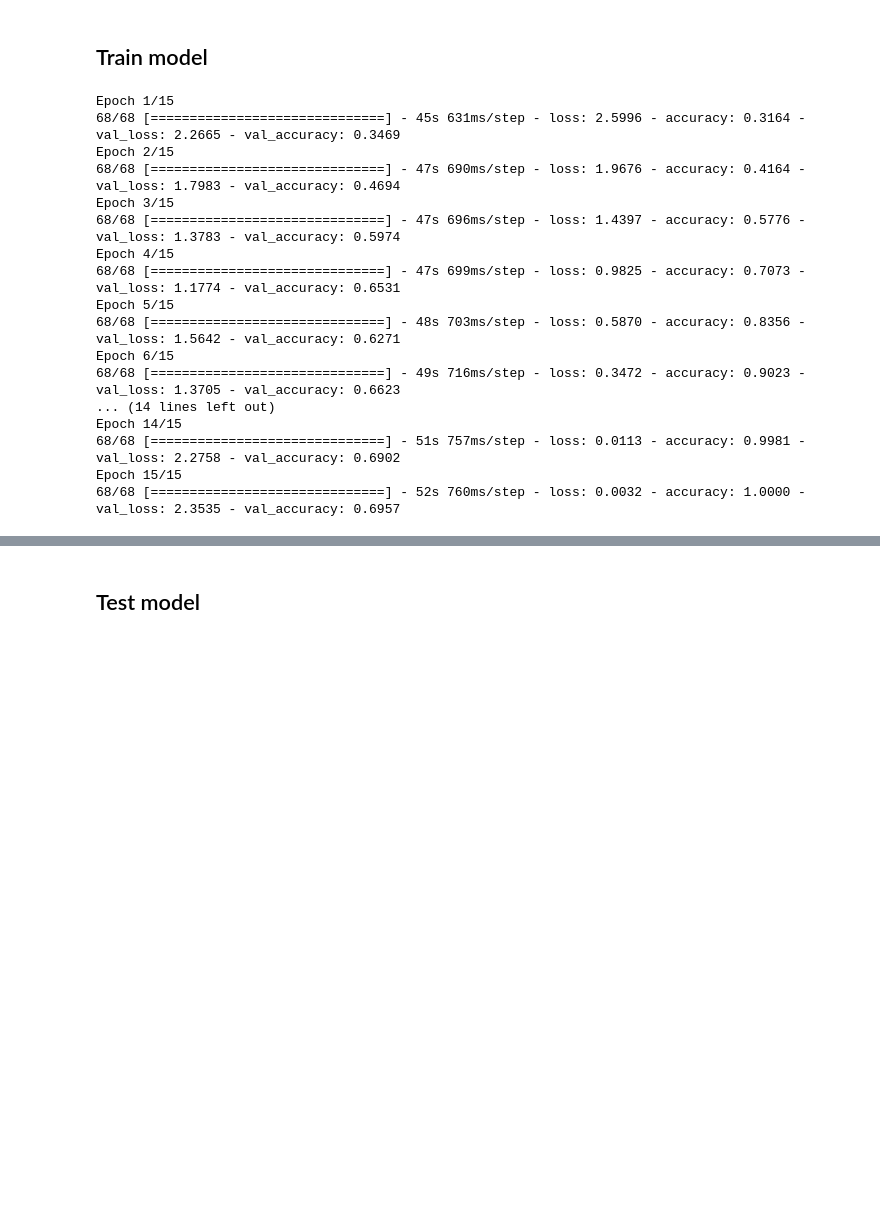
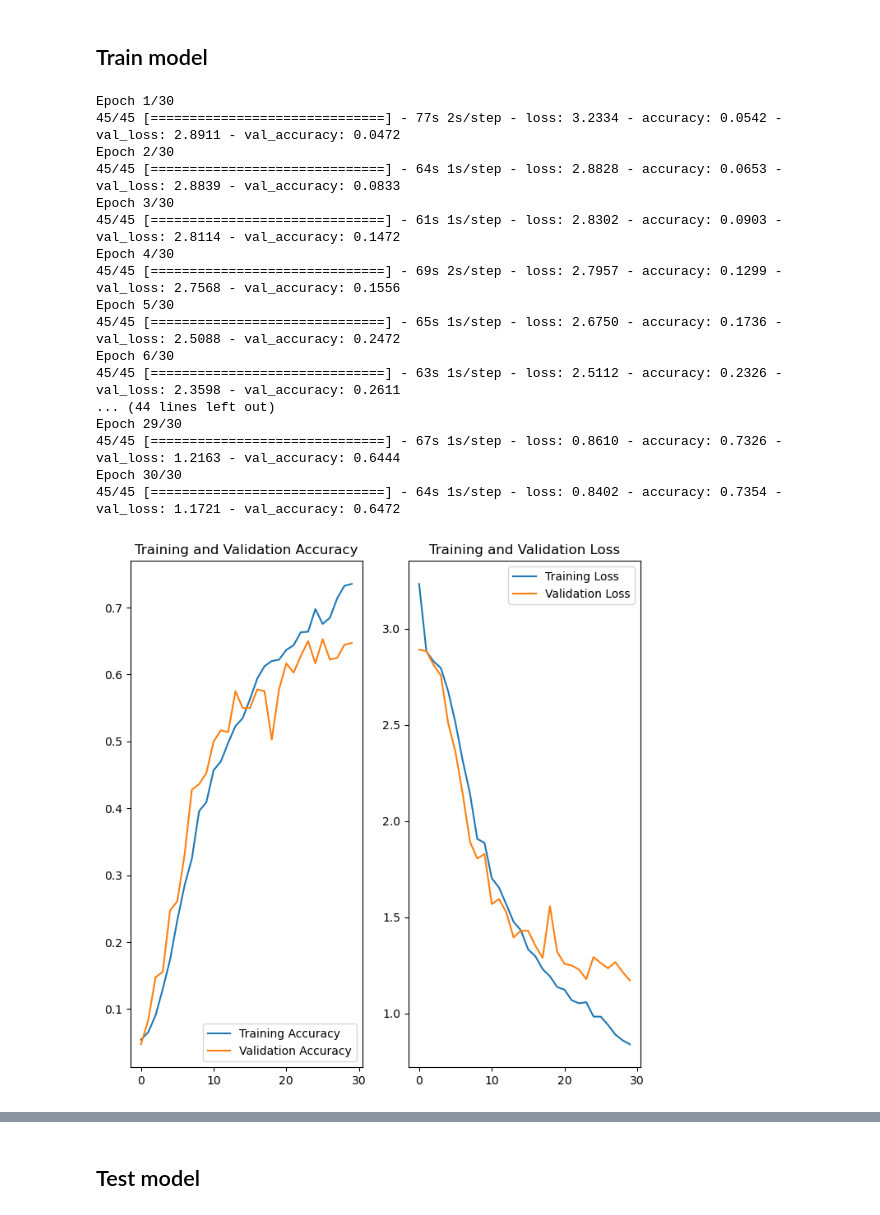
Before and after one commit to erikx50/Hand-gesture-detection, a Jupyter notebook: HandGestureDetection.ipynb, the cells around one changed output, grey strips where cells are left out. Saved outputs shown, nothing was run; the diff lists cells and outputs as text; code cells hidden in the pictures; blank space fills up the shorter version.

```diff
--- a/HandGestureDetection.ipynb
+++ b/HandGestureDetection.ipynb
@@ -141,5 +148,7 @@ for category in class_names:
 # %%
 # Defining parameters for loader
+img_height = 300
+img_width = 300
 batch_size = 32
 
 # Creating train dataset
@@ -152,7 +161,7 @@ train_data = tf.keras.utils.image_dataset_from_directory(
   batch_size=batch_size)
 
 # Creating test dataset
-test_data = tf.keras.utils.image_dataset_from_directory(
+validation_data = tf.keras.utils.image_dataset_from_directory(
   'images/preprocessed',
   validation_split=0.2,
   subset="validation",
@@ -212,25 +229,50 @@ _________________________________________________________________
 # %%
 AUTOTUNE = tf.data.AUTOTUNE
 train_data = train_data.cache().shuffle(1000).prefetch(buffer_size=AUTOTUNE)
-test_data = test_data.cache().prefetch(buffer_size=AUTOTUNE)
+validation_data = validation_data.cache().prefetch(buffer_size=AUTOTUNE)
 
-epochs = 15
-history = model.fit(train_data, validation_data=test_data, epochs=epochs)
+epochs = 30
+history = model.fit(train_data, validation_data=validation_data, epochs=epochs)
 # %% [output]
-Epoch 1/15
-68/68 [==============================] - 45s 631ms/step - loss: 2.5996 - accuracy: 0.3164 - val_loss: 2.2665 - val_accuracy: 0.3469
-Epoch 2/15
-68/68 [==============================] - 47s 690ms/step - loss: 1.9676 - accuracy: 0.4164 - val_loss: 1.7983 - val_accuracy: 0.4694
-Epoch 3/15
-68/68 [==============================] - 47s 696ms/step - loss: 1.4397 - accuracy: 0.5776 - val_loss: 1.3783 - val_accuracy: 0.5974
-Epoch 4/15
-68/68 [==============================] - 47s 699ms/step - loss: 0.9825 - accuracy: 0.7073 - val_loss: 1.1774 - val_accuracy: 0.6531
-Epoch 5/15
-68/68 [==============================] - 48s 703ms/step - loss: 0.5870 - accuracy: 0.8356 - val_loss: 1.5642 - val_accuracy: 0.6271
-Epoch 6/15
-68/68 [==============================] - 49s 716ms/step - loss: 0.3472 - accuracy: 0.9023 - val_loss: 1.3705 - val_accuracy: 0.6623
-... (14 lines left out)
-Epoch 14/15
-68/68 [==============================] - 51s 757ms/step - loss: 0.0113 - accuracy: 0.9981 - val_loss: 2.2758 - val_accuracy: 0.6902
-Epoch 15/15
-68/68 [==============================] - 52s 760ms/step - loss: 0.0032 - accuracy: 1.0000 - val_loss: 2.3535 - val_accuracy: 0.6957
+Epoch 1/30
+45/45 [==============================] - 77s 2s/step - loss: 3.2334 - accuracy: 0.0542 - val_loss: 2.8911 - val_accuracy: 0.0472
+Epoch 2/30
+45/45 [==============================] - 64s 1s/step - loss: 2.8828 - accuracy: 0.0653 - val_loss: 2.8839 - val_accuracy: 0.0833
+Epoch 3/30
+45/45 [==============================] - 61s 1s/step - loss: 2.8302 - accuracy: 0.0903 - val_loss: 2.8114 - val_accuracy: 0.1472
+Epoch 4/30
+45/45 [==============================] - 69s 2s/step - loss: 2.7957 - accuracy: 0.1299 - val_loss: 2.7568 - val_accuracy: 0.1556
+Epoch 5/30
+45/45 [==============================] - 65s 1s/step - loss: 2.6750 - accuracy: 0.1736 - val_loss: 2.5088 - val_accuracy: 0.2472
+Epoch 6/30
+45/45 [==============================] - 63s 1s/step - loss: 2.5112 - accuracy: 0.2326 - val_loss: 2.3598 - val_accuracy: 0.2611
+... (44 lines left out)
+Epoch 29/30
+45/45 [==============================] - 67s 1s/step - loss: 0.8610 - accuracy: 0.7326 - val_loss: 1.2163 - val_accuracy: 0.6444
+Epoch 30/30
+45/45 [==============================] - 64s 1s/step - loss: 0.8402 - accuracy: 0.7354 - val_loss: 1.1721 - val_accuracy: 0.6472
+# %%
+# Vizualize training results
+acc = history.history['accuracy']
+val_acc = history.history['val_accuracy']
+
+loss = history.history['loss']
+val_loss = history.history['val_loss']
+
+epochs_range = range(epochs)
+
+plt.figure(figsize=(8, 8))
+plt.subplot(1, 2, 1)
+plt.plot(epochs_range, acc, label='Training Accuracy')
+plt.plot(epochs_range, val_acc, label='Validation Accuracy')
+plt.legend(loc='lower right')
+plt.title('Training and Validation Accuracy')
+
+plt.subplot(1, 2, 2)
+plt.plot(epochs_range, loss, label='Training Loss')
+plt.plot(epochs_range, val_loss, label='Validation Loss')
+plt.legend(loc='upper right')
+plt.title('Training and Validation Loss')
+plt.show()
+# %% [output]
+[figure, added]
```
Also changed, not shown: parts of 11 cells of this notebook.
